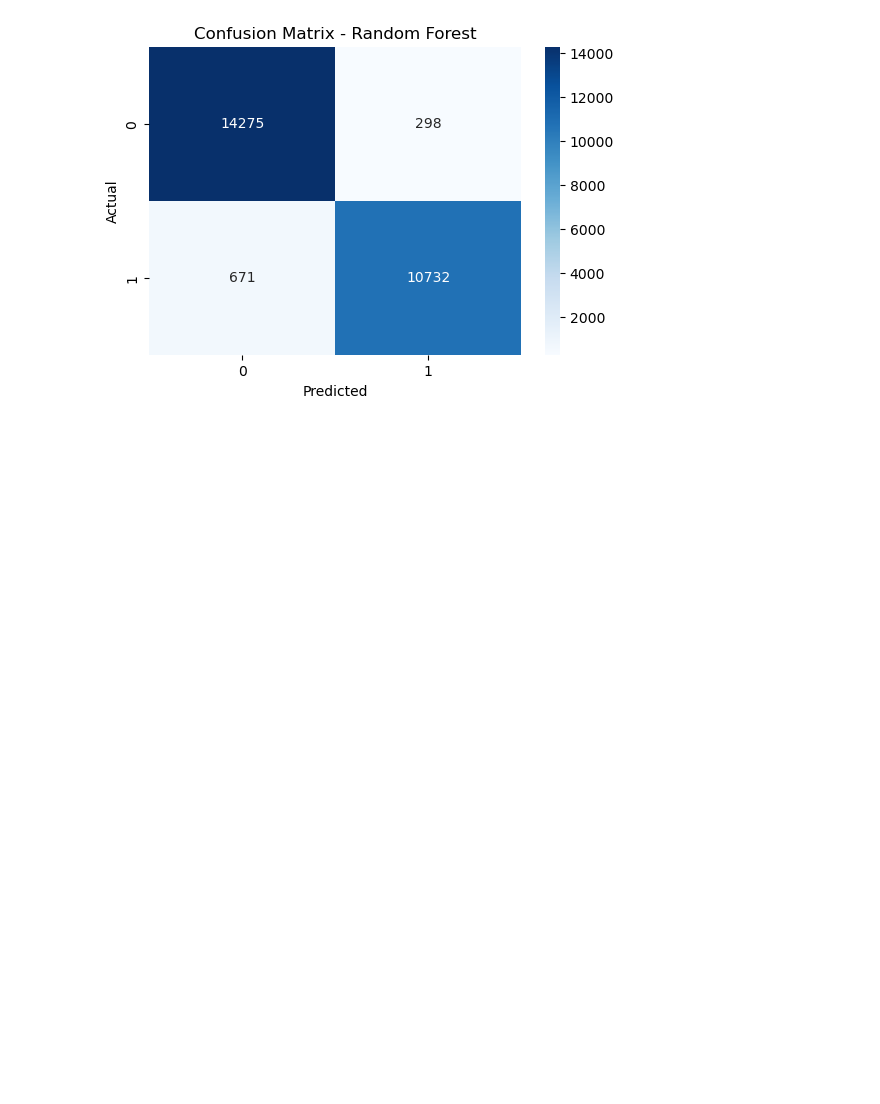
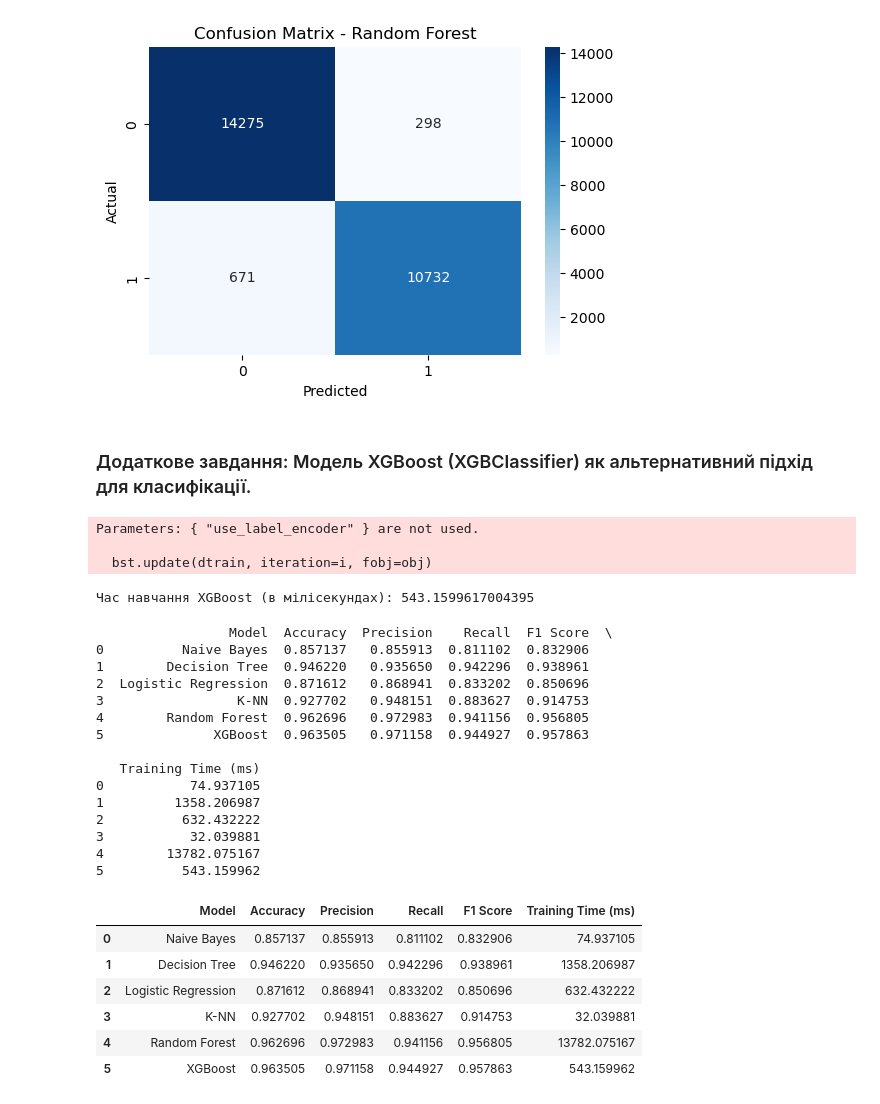
Before and after one commit to kshchuk/uni, a Jupyter notebook: 8-sem/MIS/Lab-4.ipynb, the cells around one changed output. Saved outputs shown, nothing was run; the diff lists cells and outputs as text; code cells hidden in the pictures; blank space fills up the shorter version.

```diff
--- a/8-sem/MIS/Lab-4.ipynb
+++ b/8-sem/MIS/Lab-4.ipynb
@@ -237,3 +216,67 @@ for name, model in models.items():
 [figure]
 [figure]
 [figure]
+# %% [markdown]
+### Додаткове завдання: Модель XGBoost (XGBClassifier) як альтернативний підхід для класифікації.
+# %%
+import xgboost as xgb
+import time
+
+xgb_model = xgb.XGBClassifier(random_state=42, use_label_encoder=False, eval_metric='logloss')
+
+start = time.time()
+xgb_model.fit(X_train_scaled, y_train)  # X_train_scaled та y_train мають бути попередньо визначені
+end = time.time()
+
+xgb_training_time = (end - start) * 1000
+print("Час навчання XGBoost (в мілісекундах):", xgb_training_time)
+# %% [output]
+Parameters: { "use_label_encoder" } are not used.
+
+  bst.update(dtrain, iteration=i, fobj=obj)
+Час навчання XGBoost (в мілісекундах): 543.1599617004395
+# %%
+y_pred = xgb_model.predict(X_test_scaled)
+
+model_names.append("XGBoost")
+accuracies.append(accuracy_score(y_test, y_pred))
+precisions.append(precision_score(y_test, y_pred))
+recalls.append(recall_score(y_test, y_pred))
+f1_scores.append(f1_score(y_test, y_pred))
+times_list.append(xgb_training_time)
+
+metrics_df = pd.DataFrame({
+    'Model': model_names,
+    'Accuracy': accuracies,
+    'Precision': precisions,
+    'Recall': recalls,
+    'F1 Score': f1_scores,
+    'Training Time (ms)': times_list
+})
+
+# виводимо отриманий DataFrame
+print(metrics_df)
+display(metrics_df.style.background_gradient())
+# %% [output]
+                 Model  Accuracy  Precision    Recall  F1 Score  \
+0          Naive Bayes  0.857137   0.855913  0.811102  0.832906
+1        Decision Tree  0.946220   0.935650  0.942296  0.938961
+2  Logistic Regression  0.871612   0.868941  0.833202  0.850696
+3                 K-NN  0.927702   0.948151  0.883627  0.914753
+4        Random Forest  0.962696   0.972983  0.941156  0.956805
+5              XGBoost  0.963505   0.971158  0.944927  0.957863
+
+   Training Time (ms)
+0           74.937105
+1         1358.206987
+2          632.432222
+3           32.039881
+4        13782.075167
+5          543.159962
+|  | Model | Accuracy | Precision | Recall | F1 Score | Training Time (ms) |
+| 0 | Naive Bayes | 0.857137 | 0.855913 | 0.811102 | 0.832906 | 74.937105 |
+| 1 | Decision Tree | 0.946220 | 0.935650 | 0.942296 | 0.938961 | 1358.206987 |
+| 2 | Logistic Regression | 0.871612 | 0.868941 | 0.833202 | 0.850696 | 632.432222 |
+| 3 | K-NN | 0.927702 | 0.948151 | 0.883627 | 0.914753 | 32.039881 |
+| 4 | Random Forest | 0.962696 | 0.972983 | 0.941156 | 0.956805 | 13782.075167 |
+| 5 | XGBoost | 0.963505 | 0.971158 | 0.944927 | 0.957863 | 543.159962 |
```
Also changed, not shown: parts of 5 cells of this notebook, 5 other files.
